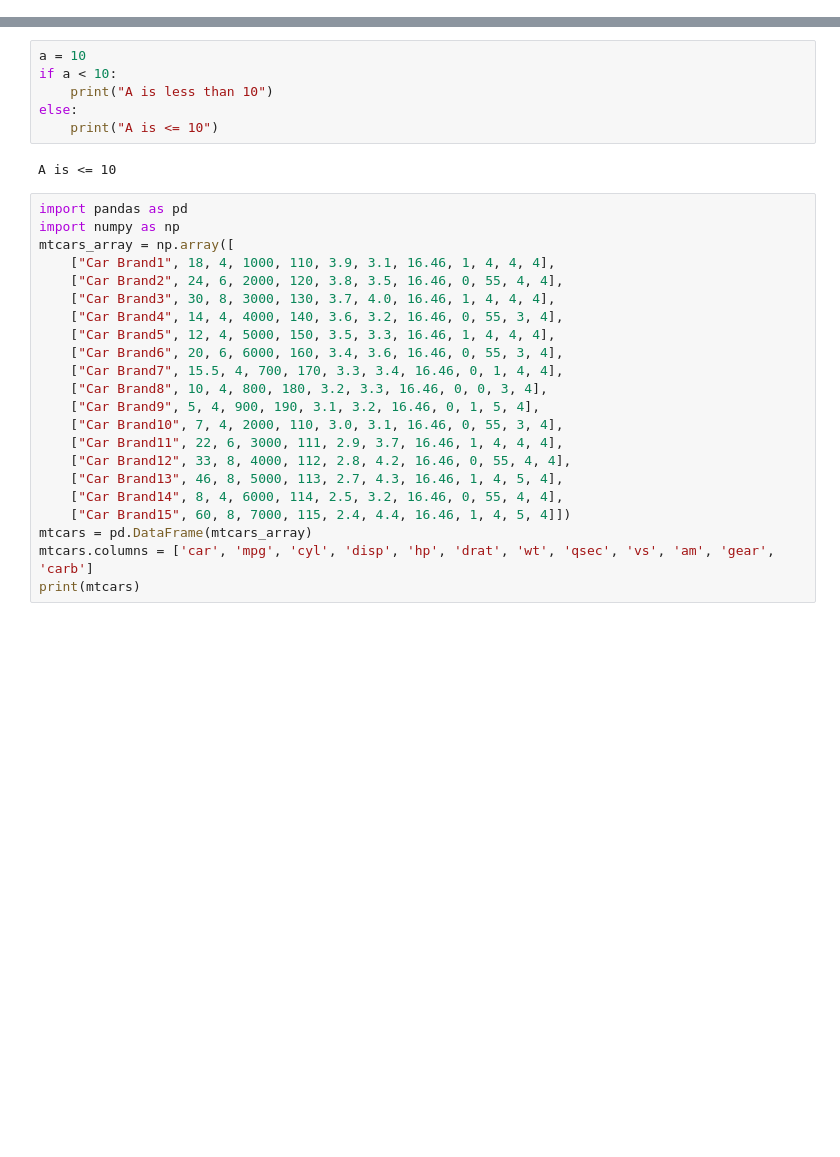
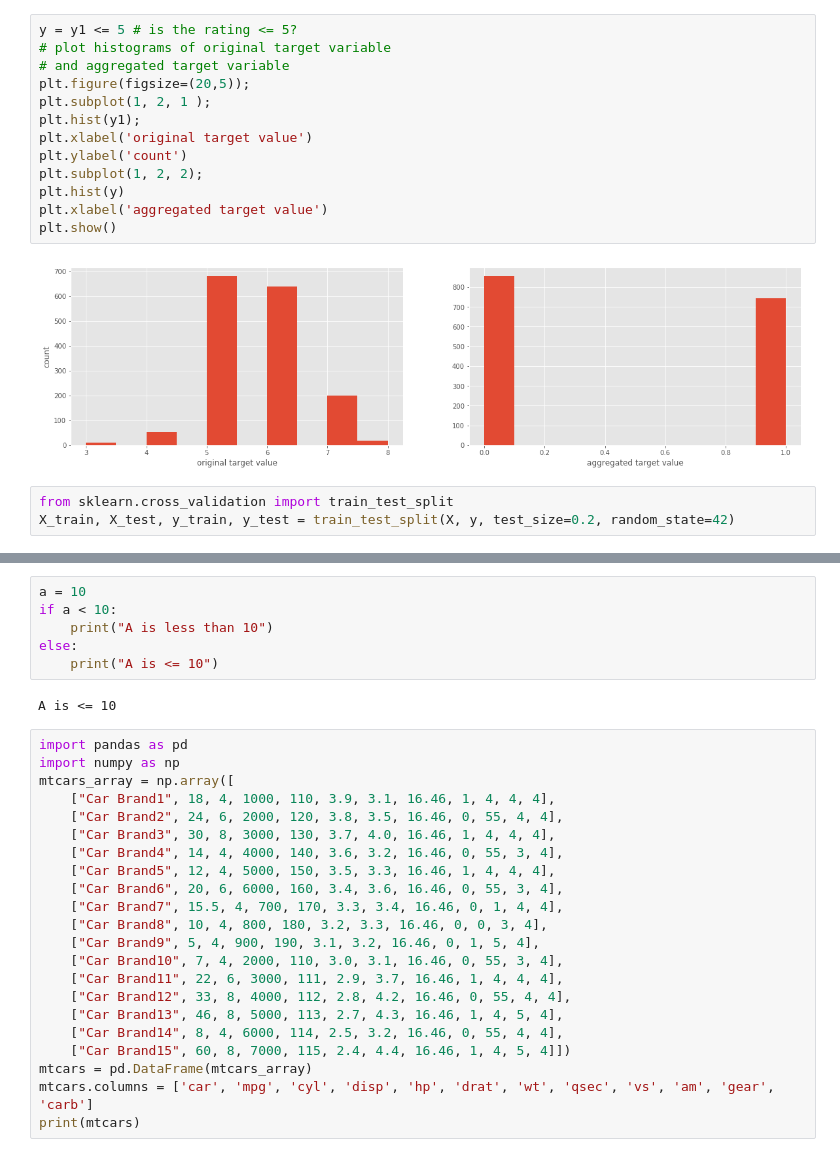
Before and after one commit to svsamipillai/jupyternotebooks, a Jupyter notebook: Pandas SQLContext Basics.ipynb, the cells around one changed output, grey strips where cells are left out. Drawn from its saved outputs; the diff is of its cells as text; blank space fills up the shorter version.

```diff
--- a/Pandas SQLContext Basics.ipynb
+++ b/Pandas SQLContext Basics.ipynb
@@ -0,0 +15,18 @@
+# %%
+y = y1 <= 5 # is the rating <= 5?
+# plot histograms of original target variable
+# and aggregated target variable
+plt.figure(figsize=(20,5));
+plt.subplot(1, 2, 1 );
+plt.hist(y1);
+plt.xlabel('original target value')
+plt.ylabel('count')
+plt.subplot(1, 2, 2);
+plt.hist(y)
+plt.xlabel('aggregated target value')
+plt.show()
+# %% [output]
+[figure, added]
+# %%
+from sklearn.cross_validation import train_test_split
+X_train, X_test, y_train, y_test = train_test_split(X, y, test_size=0.2, random_state=42)
```
Also changed, not shown: parts of 4 cells of this notebook.
